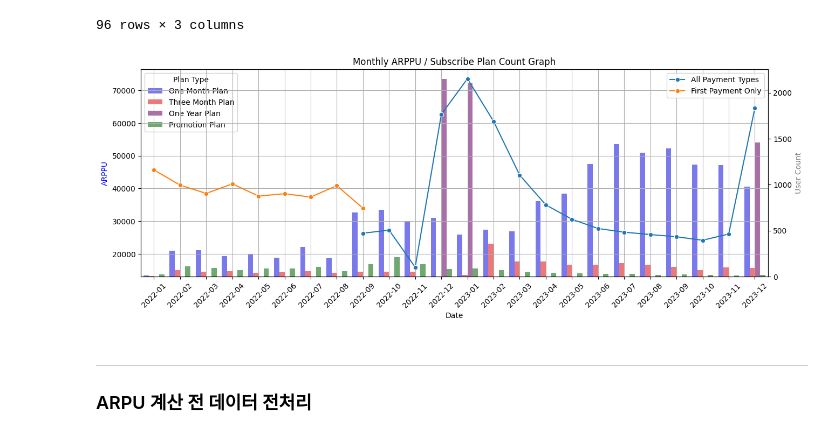
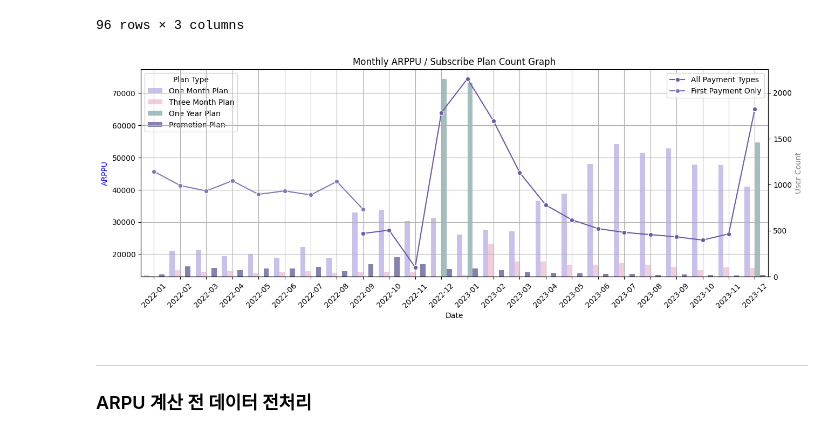
Before and after one commit to saeraniren/intermediate_project, a Jupyter notebook: lwc_main.ipynb, the cells around one changed output. Drawn from its saved outputs; the diff is of its cells as text; code cells hidden in the pictures.

```diff
--- a/lwc_main.ipynb
+++ b/lwc_main.ipynb
@@ -659,13 +660,15 @@ def change_period(data):
 
 # groupby 함수
 def groupby(data):
+    # 유료 사용자를 기준으로 집계
     data = data.groupby('period').agg(
-    total_paid_amount = ('paid_amount', 'sum'),
-    total_user = ('user_id', 'count'),
-    one_month_plan_user = ('paid_amount', lambda x: (x.isin([15920])).sum()),
-    three_month_plan_user = ('paid_amount', lambda x: (x.isin([42960])).sum()),
-    one_year_plan_user = ('paid_amount', lambda x: (x.isin([131600])).sum()),
-    promotion_plan_user = ('paid_amount', lambda x: (x.isin([79200, 95520, 95200, 91200, 87200, 83200])).sum())
+        total_paid_amount = ('paid_amount', 'sum'),  # 총 유료 금액
+        total_count = ('user_id', 'count'),  # 전체 결제 건 수
+        total_user = ('user_id', 'nunique'), # 전체 유저 수
+        one_month_plan_user = ('paid_amount', lambda x: (x.isin([15920])).sum()),  # 1개월 플랜 사용자
+        three_month_plan_user = ('paid_amount', lambda x: (x.isin([42960])).sum()),  # 3개월 플랜 사용자
+        one_year_plan_user = ('paid_amount', lambda x: (x.isin([131600])).sum()),  # 1년 플랜 사용자
+        promotion_plan_user = ('paid_amount', lambda x: (x.isin([79200, 95520, 95200, 91200, 87200, 83200])).sum()),  # 프로모션 플랜 사용자
     )
     return data
 # %%
@@ -875,50 +892,50 @@ display(subscribe_plan_df)
 fig, ax1 = plt.subplots(figsize=(15, 5))
 
 # 라인 플롯
-sns.lineplot(x=merged_df['period'], y=merged_df['ARPPU_df1'], marker='o', ax=ax1, label='All Payment Types')
-sns.lineplot(x=merged_df['period'], y=merged_df['ARPPU_df2'], marker='o', ax=ax1, label='First Payment Only')
+sns.lineplot(x=merged_df['period'], y=merged_df['ARPPU_df1'], marker='o', ax=ax1, label='All Payment Types', color='#6e58a7')
+sns.lineplot(x=merged_df['period'], y=merged_df['ARPPU_df2'], marker='o', ax=ax1, label='First Payment Only', color='#7e79b8')
 
 # 바 플롯을 보조로 사용하기 위한 준비
 ax2 = ax1.twinx()
 
 # 색상 설정
 plan_colors = {
-    'one_month_plan_user': 'blue',
-    'three_month_plan_user': 'green',
-    'one_year_plan_user': 'red',
-    'promotion_plan_user': 'purple'
+    'one_month_plan_user': '#c5b9f2',
+    'three_month_plan_user': '#7e79b8',
+    'one_year_plan_user': '#f8c8dc',
+    'promotion_plan_user': '#9dc3c1'
 }
 
 # 바 플롯 그리기 (색상 지정 및 alpha 조정)
-sns.barplot(x='period', y='user_count', hue='plan_type', data=subscribe_plan_df, ax=ax2, alpha=0.6, palette=plan_colors)
+sns.barplot(x='period', y='user_count', hue='plan_type', data=subscribe_plan_df, ax=ax2, palette=plan_colors)
 
 # zorder 조정
 ax1.set_zorder(3)
 ax2.set_zorder(2)
 ax1.grid(True, zorder=0)
 
 # 라벨 및 제목 설정
 ax1.set_xlabel('Date')
 ax1.set_ylabel('ARPPU', color='b')
 ax2.set_ylabel('User Count', color='gray')
 plt.title('Monthly ARPPU / Subscribe Plan Count Graph')
 
 # x축 회전
 ax1.set_xticklabels(ax1.get_xticklabels(), rotation=45)
 
 # 투명하게 만들어서 grid가 보이도록 설정
 ax1.patch.set_visible(False)
 
 # 범례 수동으로 설정 (색상과 항목이 매칭되도록)
 handles, labels = ax2.get_legend_handles_labels()
 legend = ax2.legend(handles=handles, labels=['One Month Plan', 'Three Month Plan', 'One Year Plan', 'Promotion Plan'], title='Plan Type', loc='upper left')
 
 # 범례 최상단 배치
 legend.set_zorder(4)
 
 plt.show()
 # %% [output]
-[figure, old version]
+[figure, new version]
 # %% [markdown]
 ---
 ### ARPU 계산 전 데이터 전처리
```
Also changed, not shown: parts of 21 cells of this notebook.
